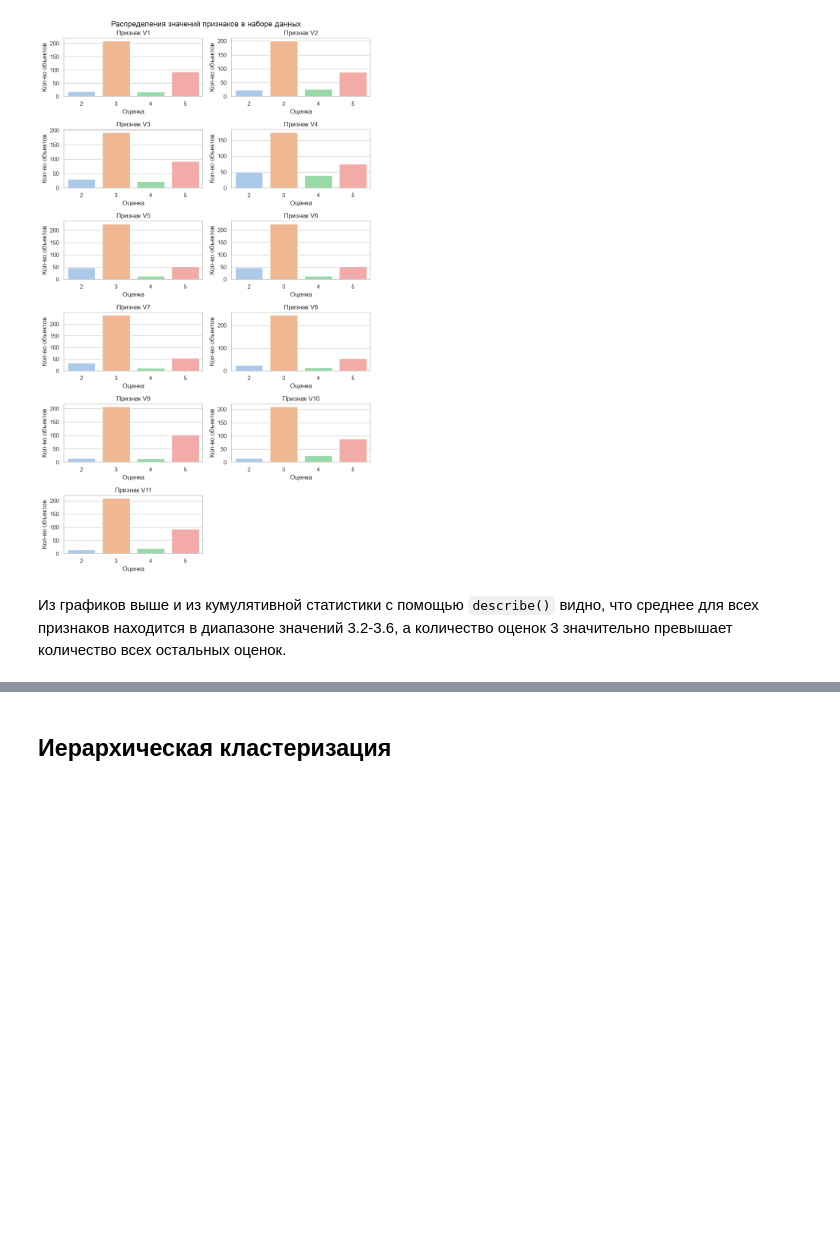
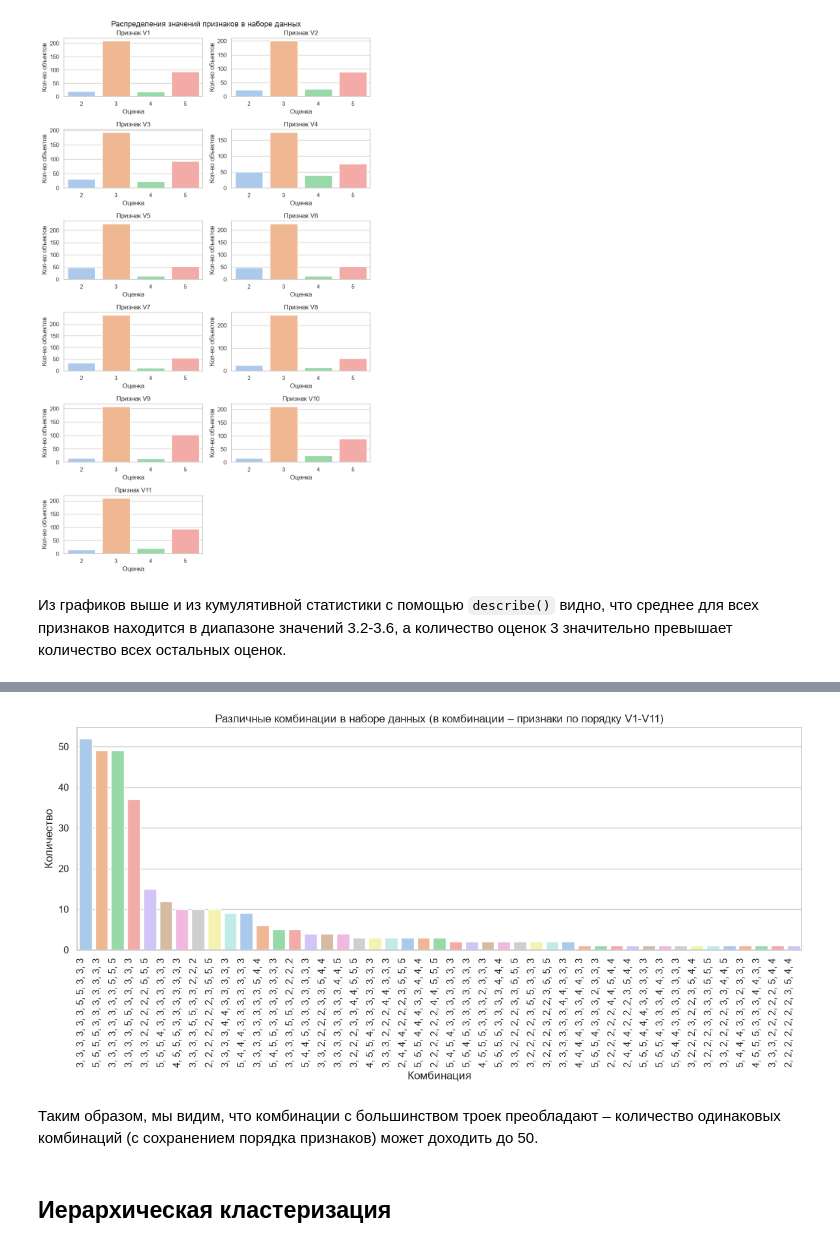
Before and after one commit to kkinzzza/data-analysis-labs, a Jupyter notebook: lab_1-3/lab_1-3.ipynb, the cells around one changed output, grey strips where cells are left out. Saved outputs shown, nothing was run; the diff lists cells and outputs as text; code cells hidden in the pictures; blank space fills up the shorter version.

```diff
--- a/lab_1-3/lab_1-3.ipynb
+++ b/lab_1-3/lab_1-3.ipynb
@@ -130,0 +131,11 @@ plt.show()
+# %%
+combs, counts = np.unique(data.to_numpy(), axis=0, return_counts=True)
+unique_combs = {tuple(k): v for k, v in zip(combs, counts, strict=True)}
+# %%
+unique_combs_df = pd.DataFrame.from_dict(unique_combs, orient="index").reset_index()
+unique_combs_df.columns = ["combination", "count"]
+unique_combs_df["combination"] = unique_combs_df["combination"].apply(
+    lambda x: ", ".join(map(str, x))
+)
+unique_combs_df = unique_combs_df.sort_values(by="count", ascending=False)
+unique_combs_df.head()
@@ -131,3 +149,24 @@ plt.show()
+# %%
+plt.figure(figsize=(12, 6))
+
+sns.barplot(
+    data=unique_combs_df,
+    x="combination",
+    y="count",
+    palette="pastel"
+)
+
+plt.xticks(rotation=90, ha='right')
+plt.xlabel("Комбинация")
+plt.ylabel("Количество")
+plt.title("Различные комбинации в наборе данных (в комбинации – признаки по порядку V1-V11)")
+
+plt.tight_layout()
+plt.show()
+# %% [output]
+[figure, added]
+# %% [markdown]
+Таким образом, мы видим, что комбинации с большинством троек преобладают – количество одинаковых комбинаций (с сохранением порядка признаков) может доходить до 50.
 # %% [markdown]
 ## Иерархическая кластеризация
 # %% [markdown]
```
Also changed, not shown: parts of 32 cells of this notebook, 1 other file.
